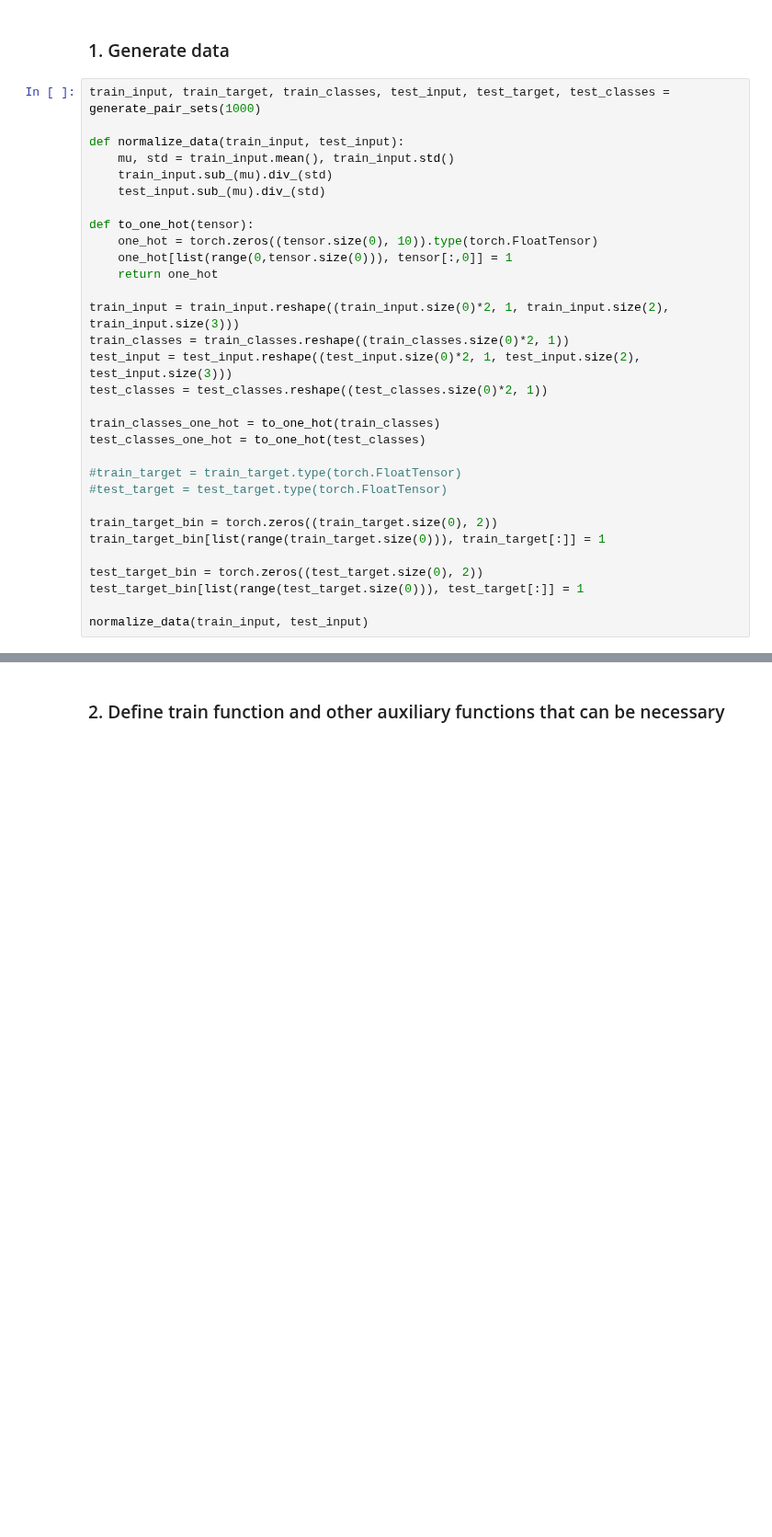
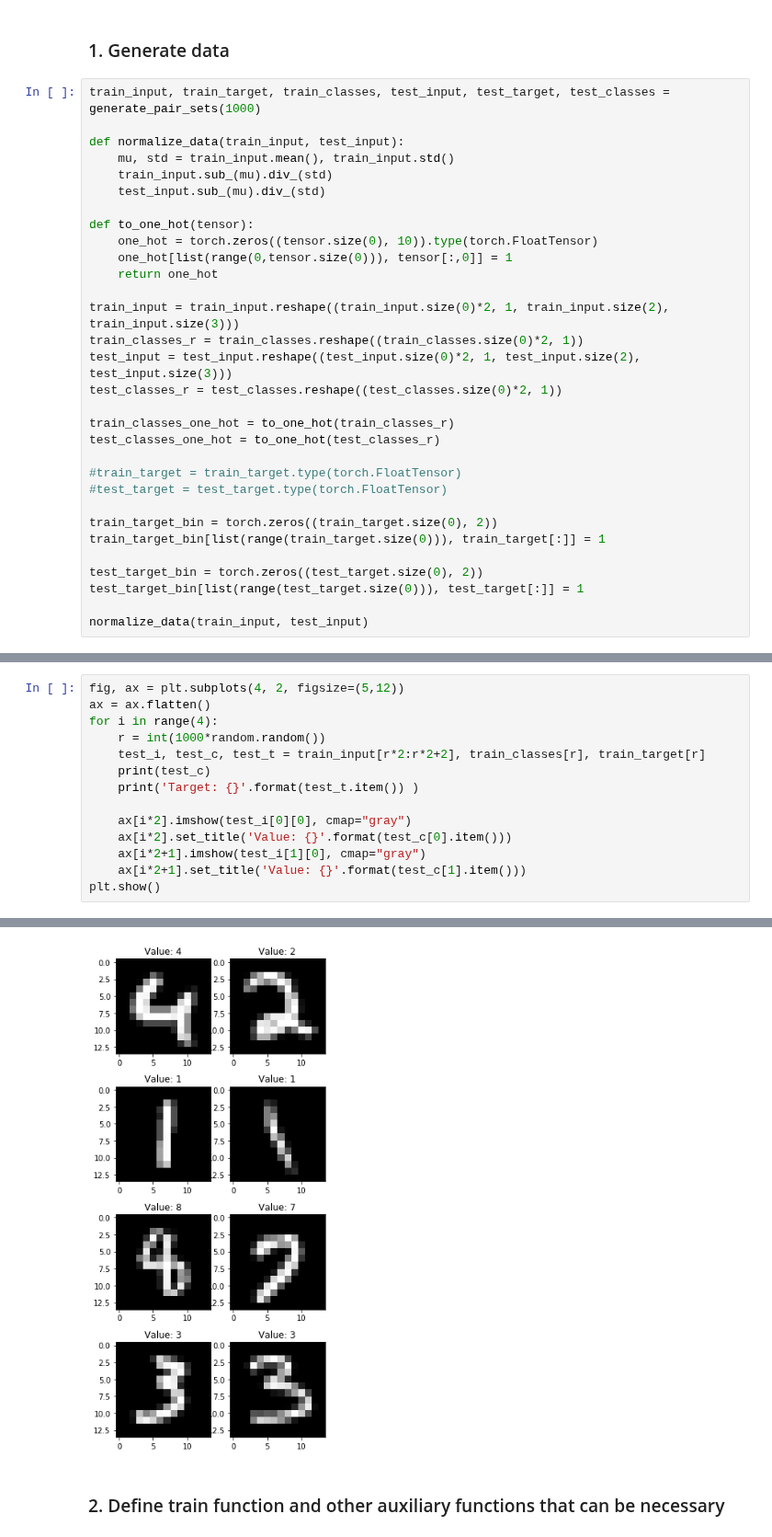
Before and after one commit to natbolon/DL, a Jupyter notebook: Project1/MP1.ipynb, the cells around one changed output, grey strips where cells are left out. Shown at 92% size. Saved outputs shown, nothing was run; the diff lists cells and outputs as text; blank space fills up the shorter version.

```diff
--- a/Project1/MP1.ipynb
+++ b/Project1/MP1.ipynb
@@ -30,12 +30,12 @@ def to_one_hot(tensor):
     return one_hot
 
 train_input = train_input.reshape((train_input.size(0)*2, 1, train_input.size(2), train_input.size(3)))
-train_classes = train_classes.reshape((train_classes.size(0)*2, 1))
+train_classes_r = train_classes.reshape((train_classes.size(0)*2, 1))
 test_input = test_input.reshape((test_input.size(0)*2, 1, test_input.size(2), test_input.size(3)))
-test_classes = test_classes.reshape((test_classes.size(0)*2, 1))
+test_classes_r = test_classes.reshape((test_classes.size(0)*2, 1))
 
-train_classes_one_hot = to_one_hot(train_classes)
-test_classes_one_hot = to_one_hot(test_classes)
+train_classes_one_hot = to_one_hot(train_classes_r)
+test_classes_one_hot = to_one_hot(test_classes_r)
 
 #train_target = train_target.type(torch.FloatTensor)
 #test_target = test_target.type(torch.FloatTensor)
@@ -49,0 +53,15 @@ normalize_data(train_input, test_input)
+# %%
+fig, ax = plt.subplots(4, 2, figsize=(5,12))
+ax = ax.flatten()
+for i in range(4):
+    r = int(1000*random.random())
+    test_i, test_c, test_t = train_input[r*2:r*2+2], train_classes[r], train_target[r]
+    print(test_c)
+    print('Target: {}'.format(test_t.item()) )
+
+    ax[i*2].imshow(test_i[0][0], cmap="gray")
+    ax[i*2].set_title('Value: {}'.format(test_c[0].item()))
+    ax[i*2+1].imshow(test_i[1][0], cmap="gray")
+    ax[i*2+1].set_title('Value: {}'.format(test_c[1].item()))
+plt.show()
+# %% [output]
@@ -50,3 +76,4 @@ normalize_data(train_input, test_input)
+[figure, added]
 # %% [markdown]
 ### 2. Define train function and other auxiliary functions that can be necessary
 # %%
```
Also changed, not shown: parts of 10 cells of this notebook.
